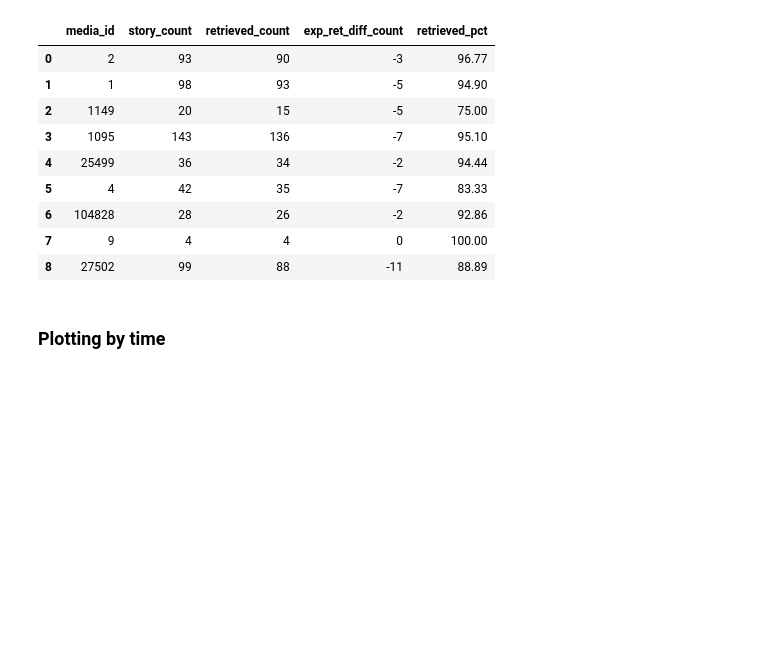
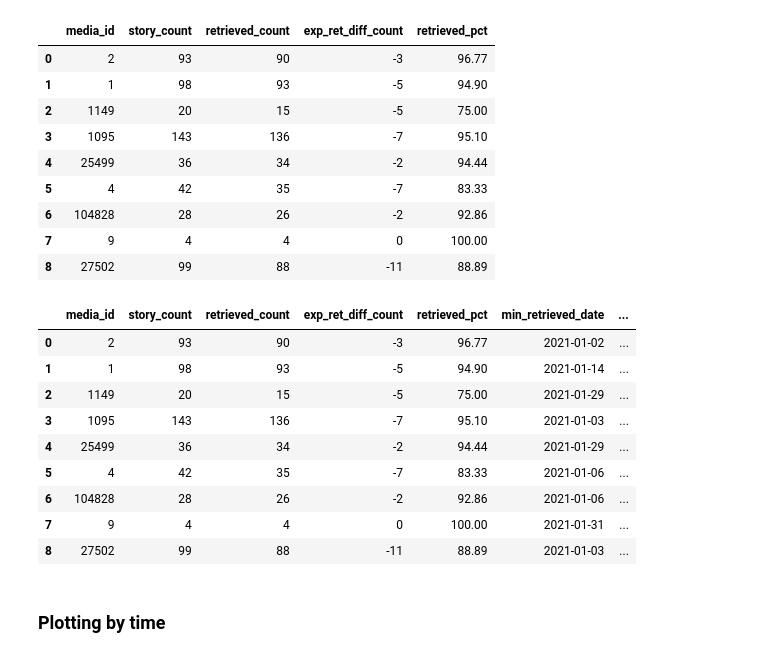
Before and after one commit to analoncur3/Voter-ID-US-News-Media, a Jupyter notebook: Data collection/Mediascore.ipynb, the cells around one changed output. Cells and saved outputs as stored; diff of their text form; code cells hidden in the pictures; blank space fills up the shorter version.

```diff
--- a/Data collection/Mediascore.ipynb
+++ b/Data collection/Mediascore.ipynb
@@ -296,6 +296,20 @@ df_outlets
 | 6 | 104828 | 28 | 26 | -2 | 92.86 |
 | 7 | 9 | 4 | 4 | 0 | 100.00 |
 | 8 | 27502 | 99 | 88 | -11 | 88.89 |
+# %%
+df_outlets = df_outlets.merge(dfr_dates, on='media_id')
+df_outlets
+# %% [output]
+|  | media_id | story_count | retrieved_count | exp_ret_diff_count | retrieved_pct | min_retrieved_date | ... |
+| 0 | 2 | 93 | 90 | -3 | 96.77 | 2021-01-02 | ... |
+| 1 | 1 | 98 | 93 | -5 | 94.90 | 2021-01-14 | ... |
+| 2 | 1149 | 20 | 15 | -5 | 75.00 | 2021-01-29 | ... |
+| 3 | 1095 | 143 | 136 | -7 | 95.10 | 2021-01-03 | ... |
+| 4 | 25499 | 36 | 34 | -2 | 94.44 | 2021-01-29 | ... |
+| 5 | 4 | 42 | 35 | -7 | 83.33 | 2021-01-06 | ... |
+| 6 | 104828 | 28 | 26 | -2 | 92.86 | 2021-01-06 | ... |
+| 7 | 9 | 4 | 4 | 0 | 100.00 | 2021-01-31 | ... |
+| 8 | 27502 | 99 | 88 | -11 | 88.89 | 2021-01-03 | ... |
 # %% [markdown]
 ### Plotting by time
 # %%
```
Also changed, not shown: parts of 3 cells of this notebook.
